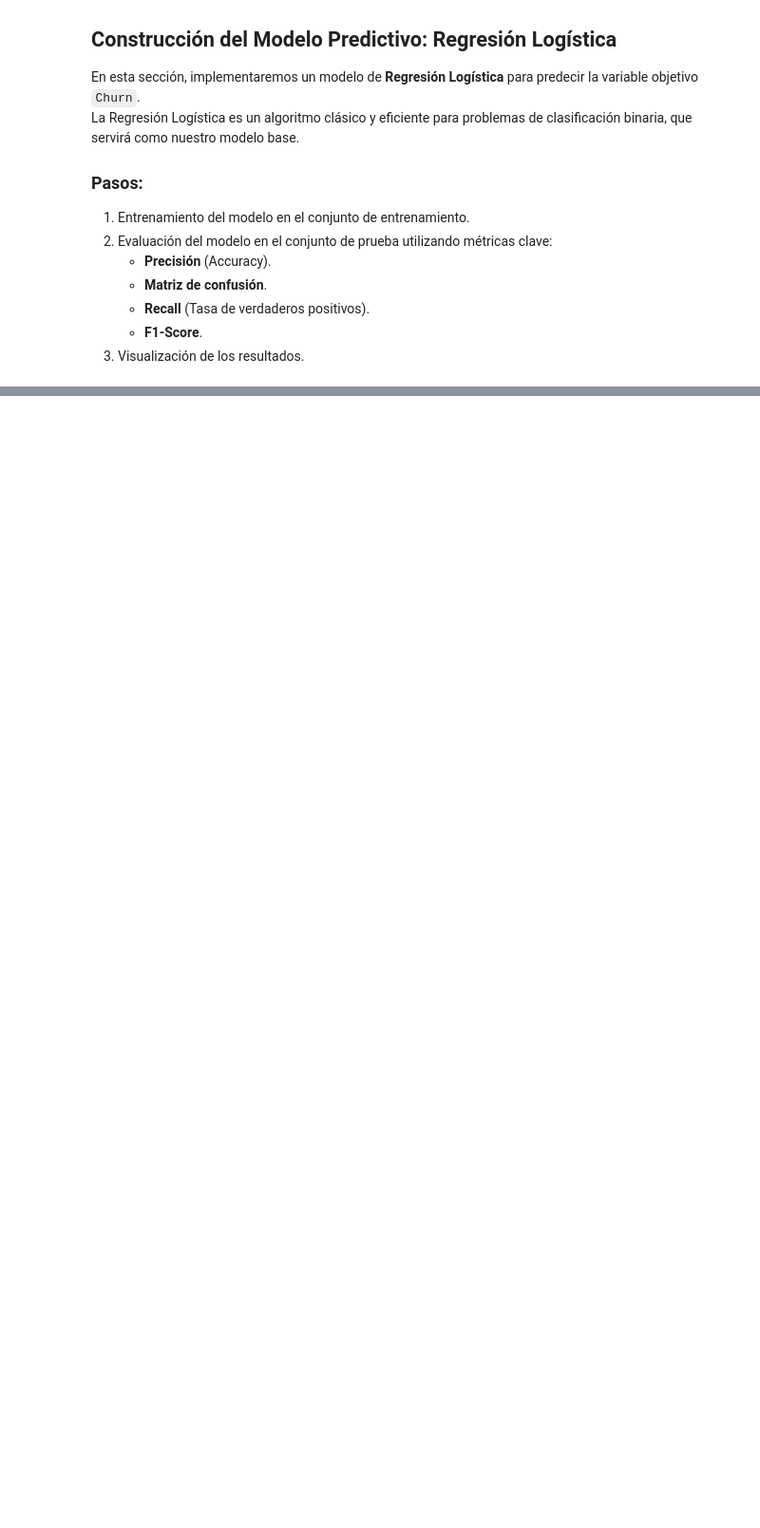
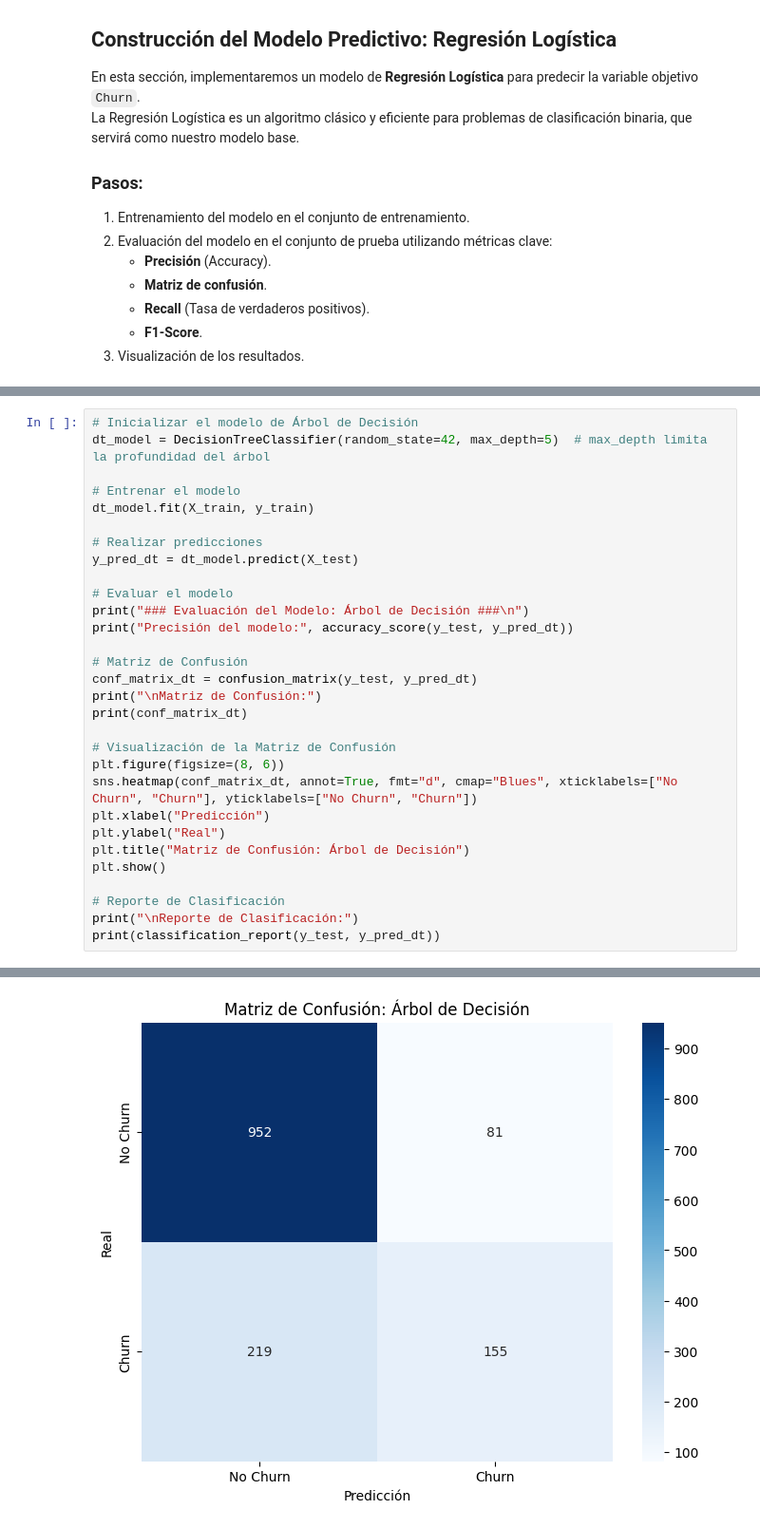
Before and after one commit to soyjosep/proyecto_prediccion_de_clientes, a Jupyter notebook: churn_prediction.ipynb, the cells around one changed output, grey strips where cells are left out. Shown: that part at 95% size. Cells and saved outputs as stored; diff of their text form; blank space fills up the shorter version.

```diff
--- a/churn_prediction.ipynb
+++ b/churn_prediction.ipynb
@@ -499,0 +529,31 @@ weighted avg       0.80      0.80      0.80      1407
+# %%
+# Inicializar el modelo de Árbol de Decisión
+dt_model = DecisionTreeClassifier(random_state=42, max_depth=5)  # max_depth limita la profundidad del árbol
+
+# Entrenar el modelo
+dt_model.fit(X_train, y_train)
+
+# Realizar predicciones
+y_pred_dt = dt_model.predict(X_test)
+
+# Evaluar el modelo
+print("### Evaluación del Modelo: Árbol de Decisión ###\n")
+print("Precisión del modelo:", accuracy_score(y_test, y_pred_dt))
+
+# Matriz de Confusión
+conf_matrix_dt = confusion_matrix(y_test, y_pred_dt)
+print("\nMatriz de Confusión:")
+print(conf_matrix_dt)
+
+# Visualización de la Matriz de Confusión
+plt.figure(figsize=(8, 6))
+sns.heatmap(conf_matrix_dt, annot=True, fmt="d", cmap="Blues", xticklabels=["No Churn", "Churn"], yticklabels=["No Churn", "Churn"])
+plt.xlabel("Predicción")
+plt.ylabel("Real")
+plt.title("Matriz de Confusión: Árbol de Decisión")
+plt.show()
+
+# Reporte de Clasificación
+print("\nReporte de Clasificación:")
+print(classification_report(y_test, y_pred_dt))
+# %% [output]
@@ -499,0 +567 @@ weighted avg       0.80      0.80      0.80      1407
+[figure, added]
```
Also changed, not shown: parts of 8 cells of this notebook.
